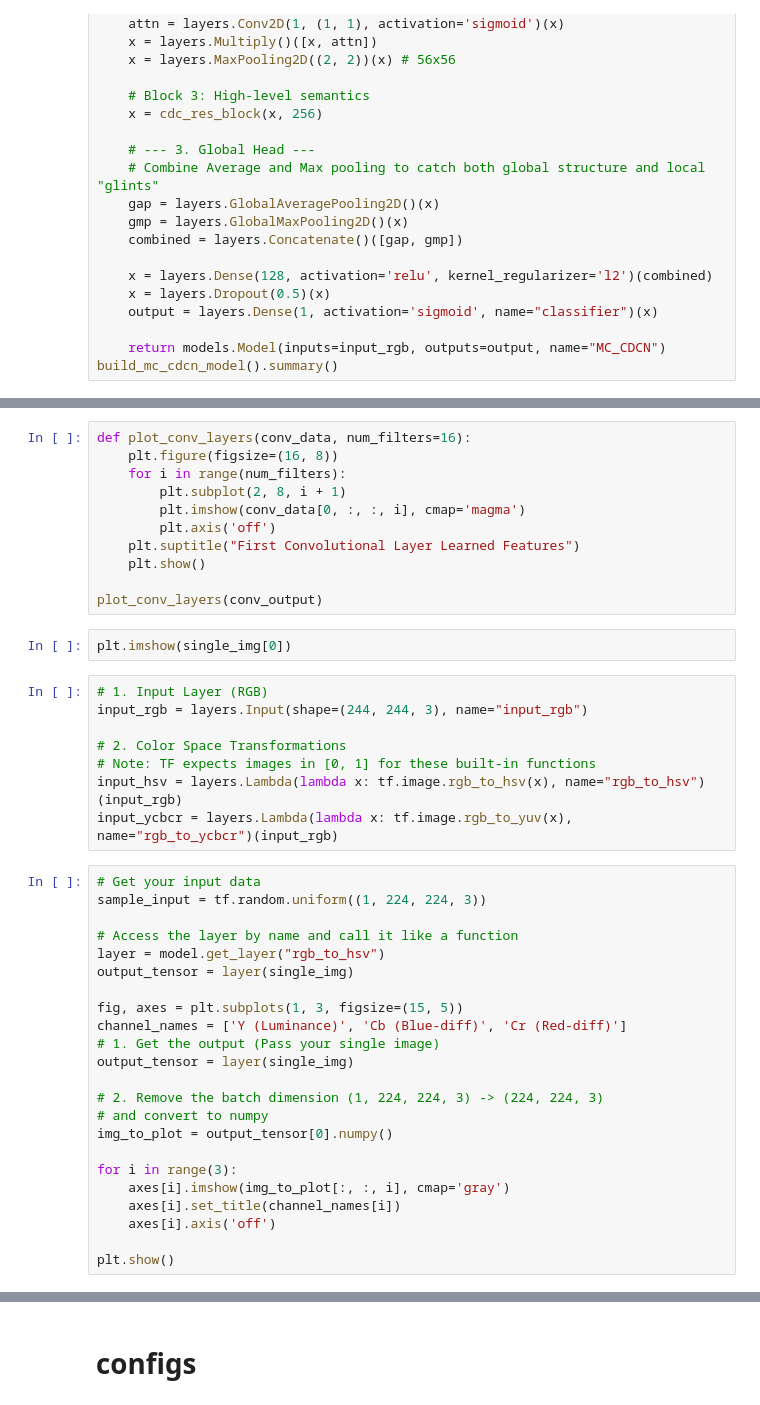
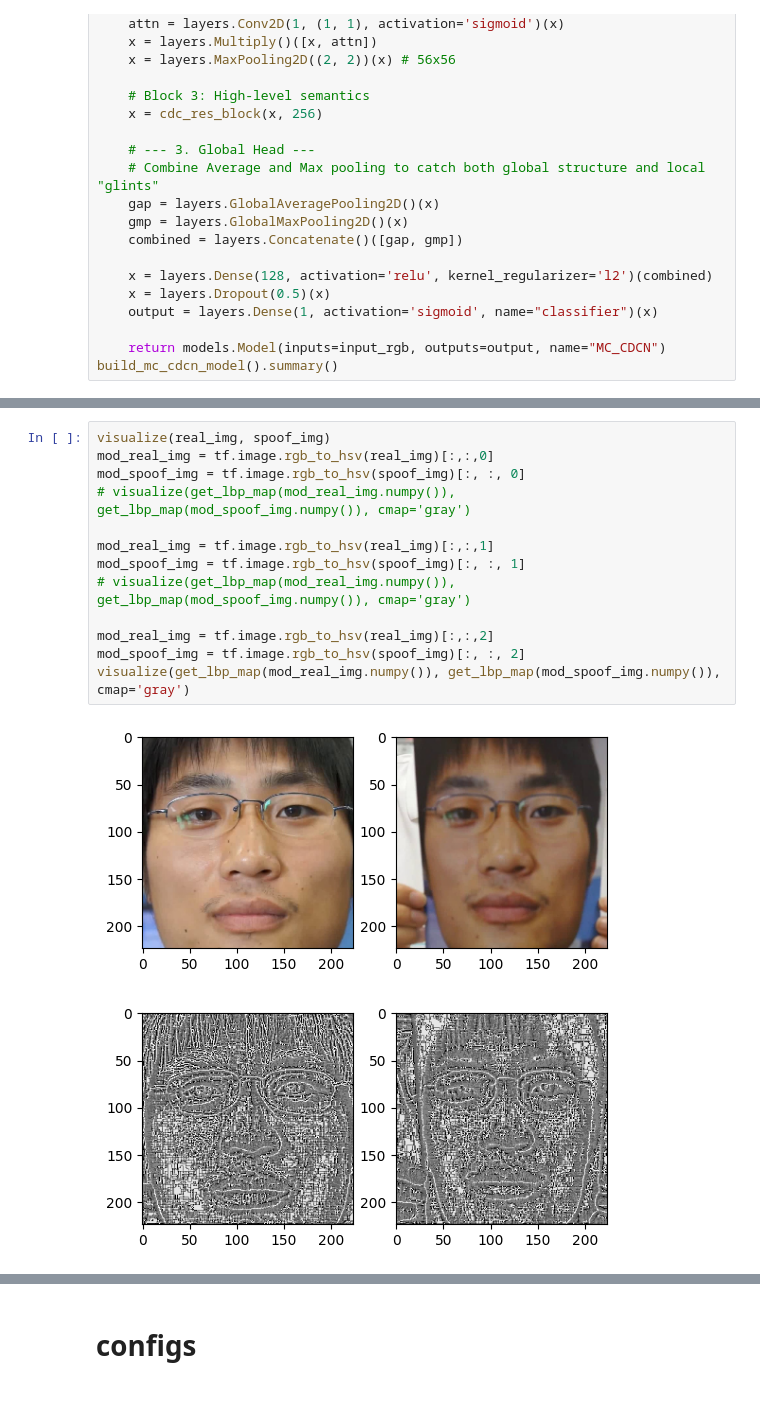
Before and after one commit to OussamaMadev/face-anti-spoofing-pipline, a Jupyter notebook: model_lab.ipynb, the cells around one changed output, grey strips where cells are left out. Drawn from its saved outputs; the diff is of its cells as text.

```diff
--- a/model_lab.ipynb
+++ b/model_lab.ipynb
@@ -190,44 +252,16 @@ plot_nine_channels(fusion_output)
-# %%
-def plot_conv_layers(conv_data, num_filters=16):
-    plt.figure(figsize=(16, 8))
-    for i in range(num_filters):
-        plt.subplot(2, 8, i + 1)
-        plt.imshow(conv_data[0, :, :, i], cmap='magma')
-        plt.axis('off')
-    plt.suptitle("First Convolutional Layer Learned Features")
-    plt.show()
-
-plot_conv_layers(conv_output)
-# %%
-plt.imshow(single_img[0])
-# %%
-# 1. Input Layer (RGB)
-input_rgb = layers.Input(shape=(244, 244, 3), name="input_rgb")
-
-# 2. Color Space Transformations
-# Note: TF expects images in [0, 1] for these built-in functions
-input_hsv = layers.Lambda(lambda x: tf.image.rgb_to_hsv(x), name="rgb_to_hsv")(input_rgb)
-input_ycbcr = layers.Lambda(lambda x: tf.image.rgb_to_yuv(x), name="rgb_to_ycbcr")(input_rgb)
-# %%
-# Get your input data
-sample_input = tf.random.uniform((1, 224, 224, 3))
-
-# Access the layer by name and call it like a function
-layer = model.get_layer("rgb_to_hsv")
-output_tensor = layer(single_img)
-
-fig, axes = plt.subplots(1, 3, figsize=(15, 5))
-channel_names = ['Y (Luminance)', 'Cb (Blue-diff)', 'Cr (Red-diff)']
-# 1. Get the output (Pass your single image)
-output_tensor = layer(single_img)
-
-# 2. Remove the batch dimension (1, 224, 224, 3) -> (224, 224, 3)
-# and convert to numpy
-img_to_plot = output_tensor[0].numpy()
-
-for i in range(3):
-    axes[i].imshow(img_to_plot[:, :, i], cmap='gray')
-    axes[i].set_title(channel_names[i])
-    axes[i].axis('off')
-
-plt.show()
+# %%
+visualize(real_img, spoof_img)
+mod_real_img = tf.image.rgb_to_hsv(real_img)[:,:,0]
+mod_spoof_img = tf.image.rgb_to_hsv(spoof_img)[:, :, 0]
+# visualize(get_lbp_map(mod_real_img.numpy()), get_lbp_map(mod_spoof_img.numpy()), cmap='gray')
+
+mod_real_img = tf.image.rgb_to_hsv(real_img)[:,:,1]
+mod_spoof_img = tf.image.rgb_to_hsv(spoof_img)[:, :, 1]
+# visualize(get_lbp_map(mod_real_img.numpy()), get_lbp_map(mod_spoof_img.numpy()), cmap='gray')
+
+mod_real_img = tf.image.rgb_to_hsv(real_img)[:,:,2]
+mod_spoof_img = tf.image.rgb_to_hsv(spoof_img)[:, :, 2]
+visualize(get_lbp_map(mod_real_img.numpy()), get_lbp_map(mod_spoof_img.numpy()), cmap='gray')
+# %% [output]
+[figure, added]
+[figure, added]
```
Also changed, not shown: parts of 12 cells of this notebook, 4 other files.
